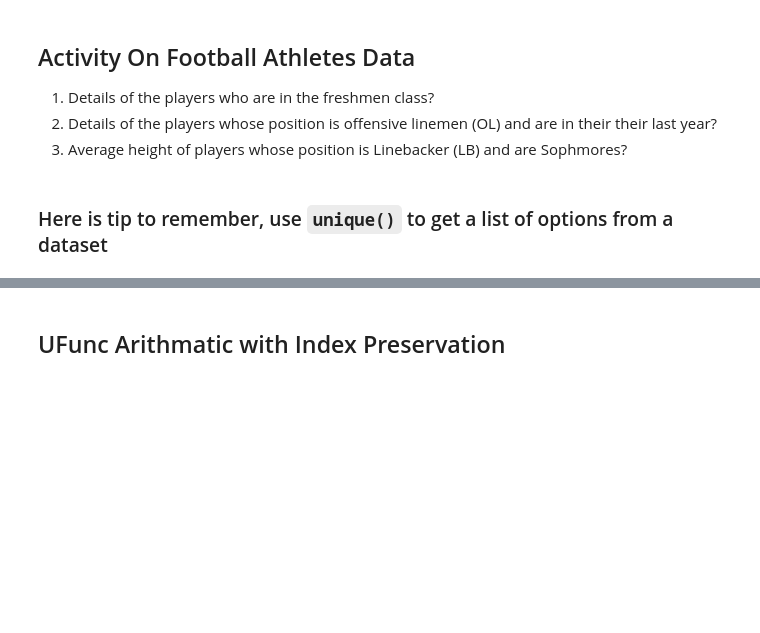
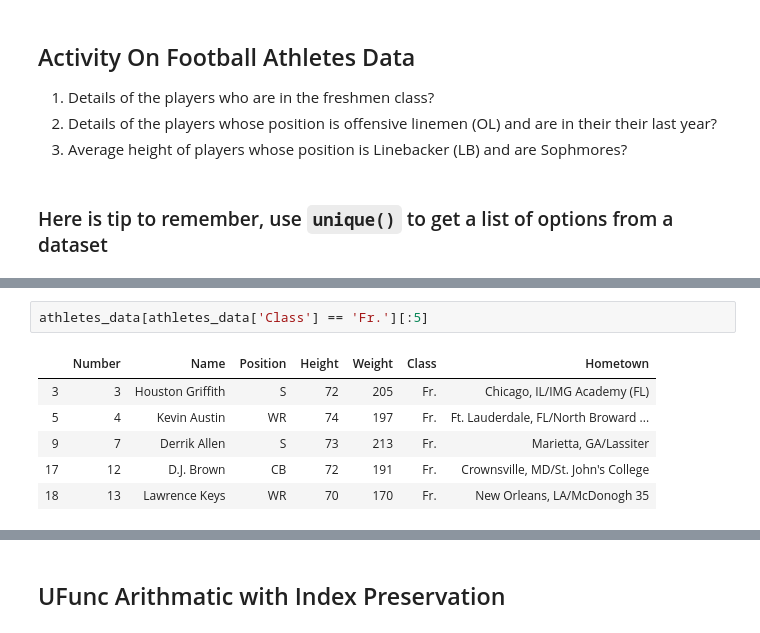
Before and after one commit to jarp/SP22-ITAO, a Jupyter notebook: Class_10_Numpy_Dictionary_Pandas.ipynb, the cells around one changed output, grey strips where cells are left out. Cells and saved outputs as stored; diff of their text form; blank space fills up the shorter version.

```diff
--- a/Class_10_Numpy_Dictionary_Pandas.ipynb
+++ b/Class_10_Numpy_Dictionary_Pandas.ipynb
@@ -868,0 +974,9 @@ print(athletes_data['Position'].unique())
+# %%
+athletes_data[athletes_data['Class'] == 'Fr.'][:5]
+# %% [output]
+|  | Number | Name | Position | Height | Weight | Class | Hometown |
+| 3 | 3 | Houston Griffith | S | 72 | 205 | Fr. | Chicago, IL/IMG Academy (FL) |
+| 5 | 4 | Kevin Austin | WR | 74 | 197 | Fr. | Ft. Lauderdale, FL/North Broward ... |
+| 9 | 7 | Derrik Allen | S | 73 | 213 | Fr. | Marietta, GA/Lassiter |
+| 17 | 12 | D.J. Brown | CB | 72 | 191 | Fr. | Crownsville, MD/St. John's College |
+| 18 | 13 | Lawrence Keys | WR | 70 | 170 | Fr. | New Orleans, LA/McDonogh 35 |
```
Also changed, not shown: parts of 14 cells of this notebook, 8 other files.
